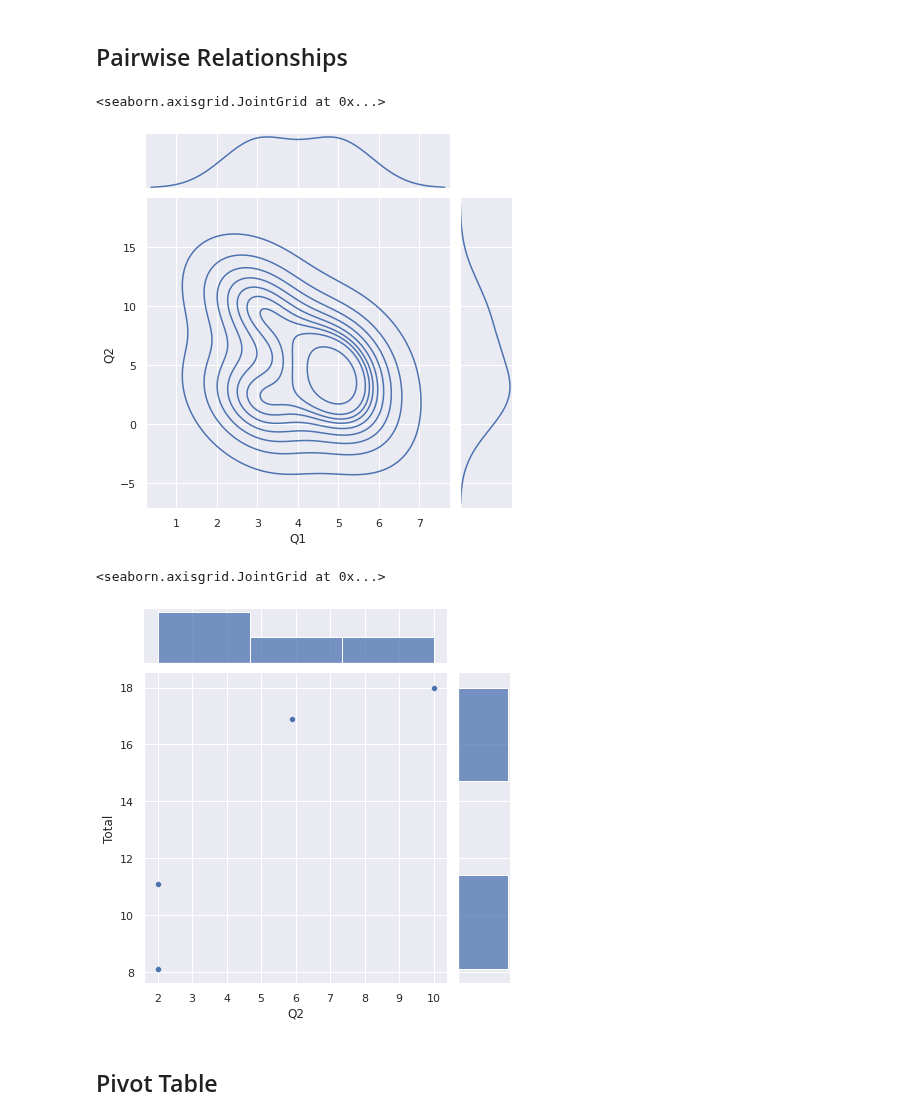
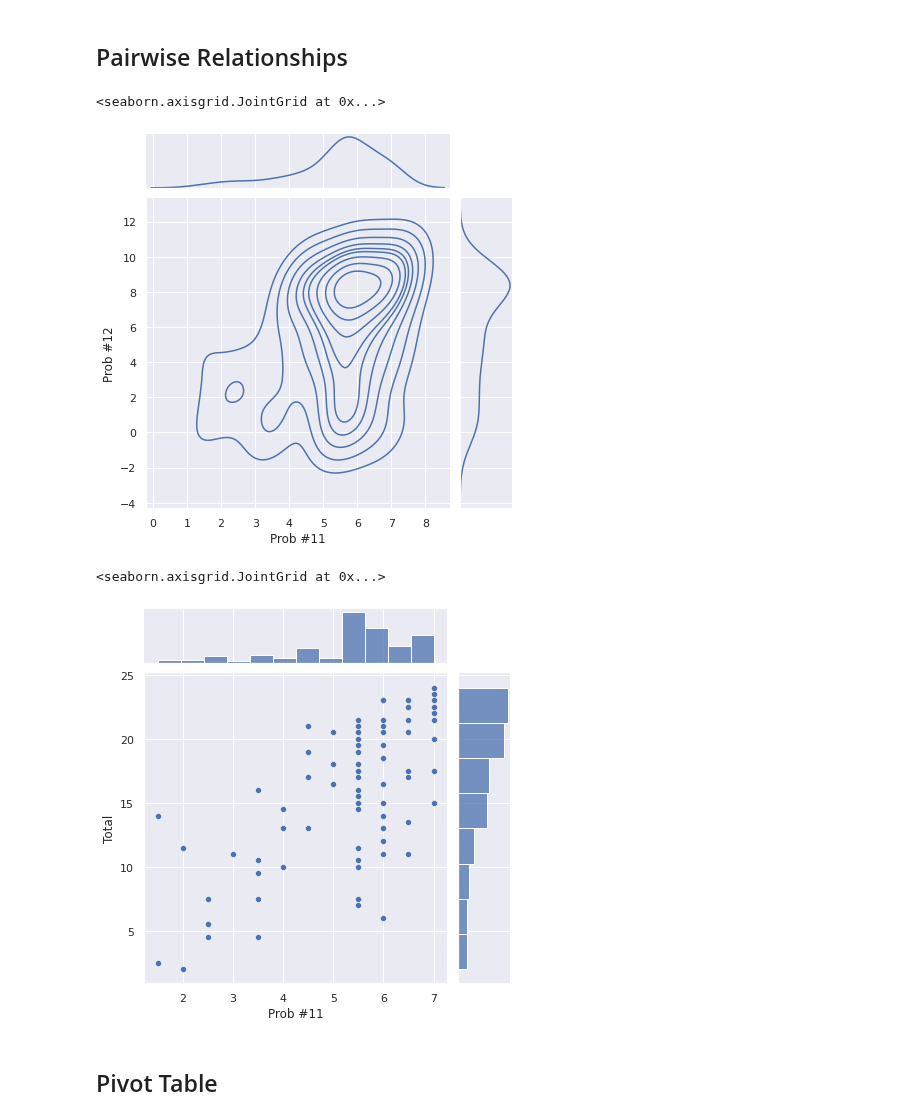
Before and after one commit to colliand/cm-api-experiments, a Jupyter notebook: scores-csv-visualization-public.ipynb, the cells around one changed output. Cells and saved outputs as stored; diff of their text form; code cells hidden in the pictures.

```diff
--- a/scores-csv-visualization-public.ipynb
+++ b/scores-csv-visualization-public.ipynb
@@ -56,7 +56,8 @@ cm = 'https://app.crowdmark.com'
 # Define the assessment to investigate.
 # Select the assessment slug from inside the URL from the assessment's dashboard on Crowdamrk.
 # https://app.crowdmark.com/exams/<assessment-slug>/dashboard
-assessment_slug = 'math-sample-assessment-fe8c2'
+# assessment_slug = 'math-sample-assessment-fe8c2'
+assessment_slug = 'test-2-upload-fae80'
 # %%
 #URL for API, Crowdmark API URL in this case
 url = 'https://app.crowdmark.com/api/assessments/' + assessment_slug + '/results.csv' + '?api_key=' + apiKey
@@ -135,15 +139,15 @@ sns.displot(data['Q2'])
 # %% [markdown]
 ## Pairwise Relationships
 # %%
-sns.jointplot(x=data['Q1'], y=data['Q2'], kind = "kde")
+sns.jointplot(x=data['Prob #11'], y=data['Prob #12'], kind = "kde")
 # %% [output]
 <seaborn.axisgrid.JointGrid at 0x...>
-[figure, old version]
+[figure, new version]
 # %%
-sns.jointplot(x=data['Q2'], y=data['Total'])
+sns.jointplot(x=data['Prob #11'], y=data['Total'])
 # %% [output]
 <seaborn.axisgrid.JointGrid at 0x...>
-[figure, old version]
+[figure, new version]
 # %% [markdown]
 ## Pivot Table
 # %%
```
Also changed, not shown: parts of 9 cells of this notebook, 2 other files.
